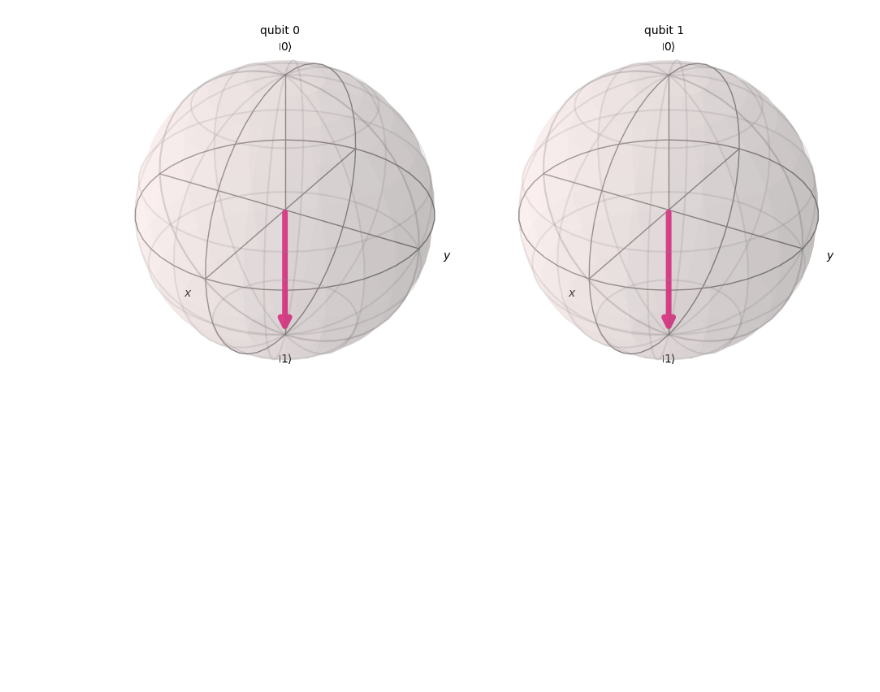
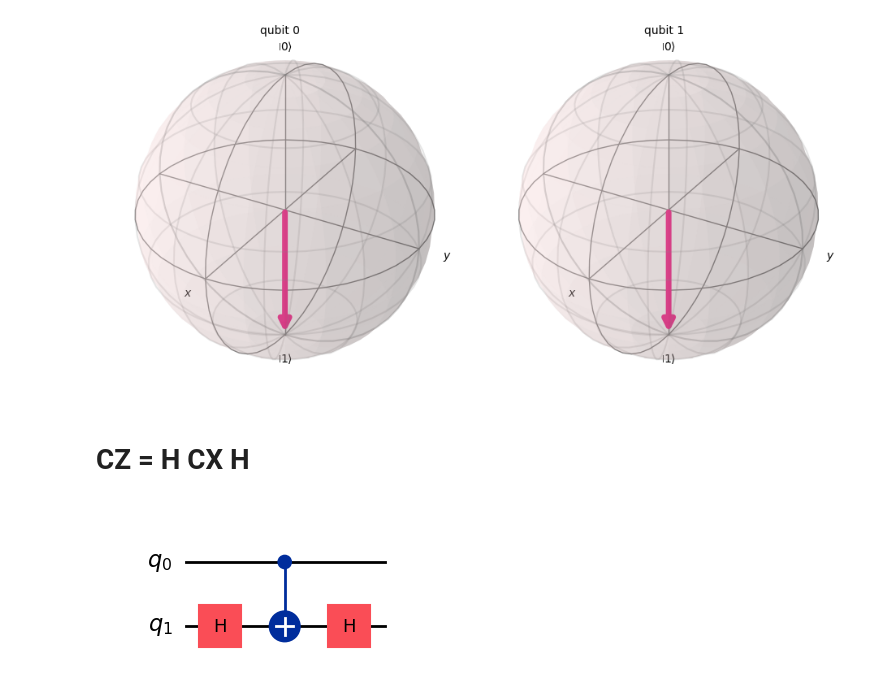
Before and after one commit to reddyannahere/quantum-computing, a Jupyter notebook: cz_gate_demo_2qubits.ipynb, the cells around one changed output. Saved outputs shown, nothing was run; the diff lists cells and outputs as text; code cells hidden in the pictures; blank space fills up the shorter version.

```diff
--- a/cz_gate_demo_2qubits.ipynb
+++ b/cz_gate_demo_2qubits.ipynb
@@ -82,3 +82,14 @@ out = backend.run(compiled_circuit).result().get_statevector()
 plot_bloch_multivector(out)
 # %% [output]
 [figure]
+# %% [markdown]
+# CZ = H CX H
+# %%
+import qiskit
+circuit = qiskit.QuantumCircuit(2)
+circuit.h(1)
+circuit.cx(0,1)
+circuit.h(1)
+circuit.draw('mpl')
+# %% [output]
+[figure, added]
```
Also changed, not shown: parts of 1 cell of this notebook, 5 other files.
